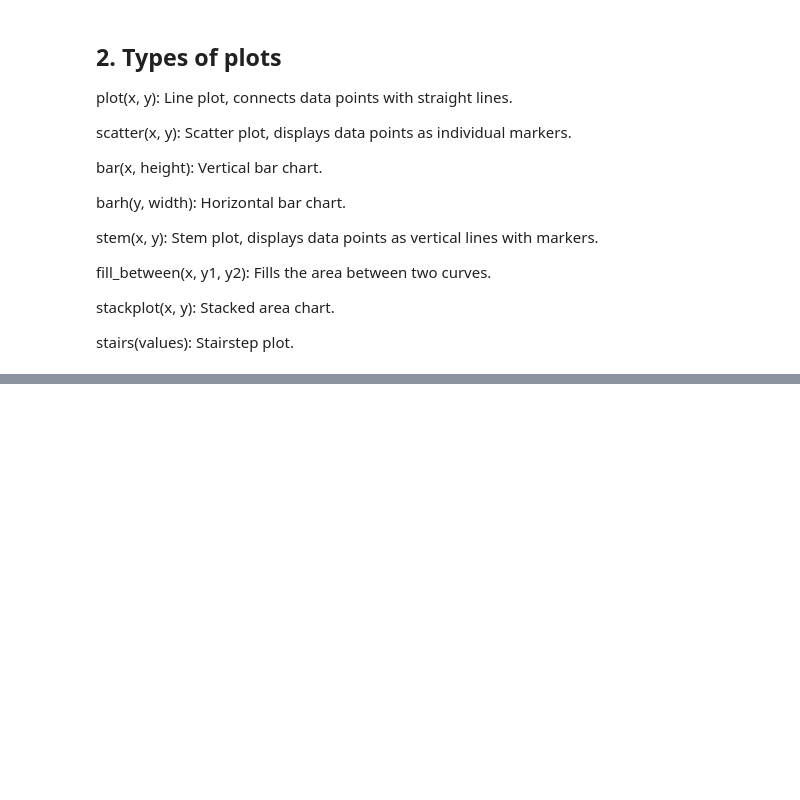
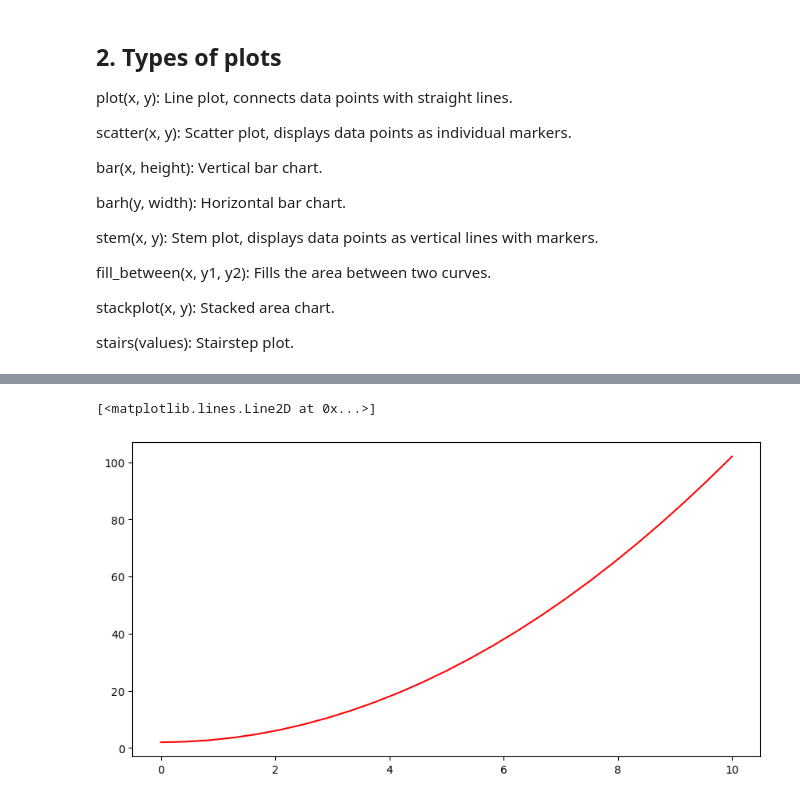
Before and after one commit to udityamerit/Python-Librearies-for-Data-Science, a Jupyter notebook: 3. Matplotlib/Matplotlib.ipynb, the cells around one changed output, grey strips where cells are left out. Cells and saved outputs as stored; diff of their text form; code cells hidden in the pictures; blank space fills up the shorter version.

```diff
--- a/3. Matplotlib/Matplotlib Part 1.ipynb
+++ b/3. Matplotlib/Matplotlib.ipynb
@@ -48,0 +139,8 @@ stairs(values): Stairstep plot.
+# %%
+fig = plt.figure(figsize = (10,5))
+
+axis = fig.add_axes([0.5, 0.1, 0.8, 0.8]) # control the left, right, width, height, of the canvas (from 0 to 1)
+axis.plot(x, y, 'r')
+# %% [output]
+[<matplotlib.lines.Line2D at 0x...>]
+[figure, added]
```
Also changed, not shown: parts of 24 cells of this notebook, 1 other file.
